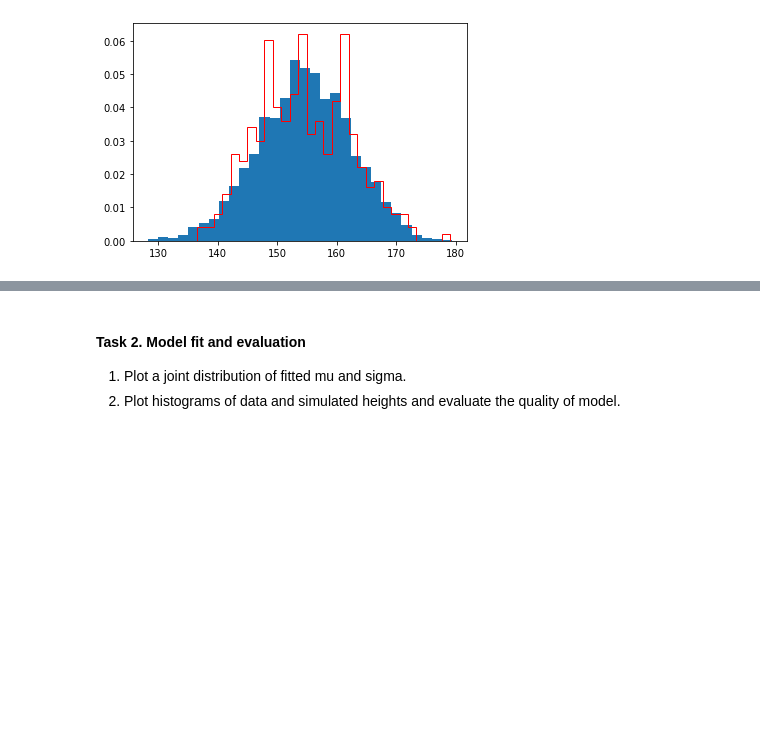
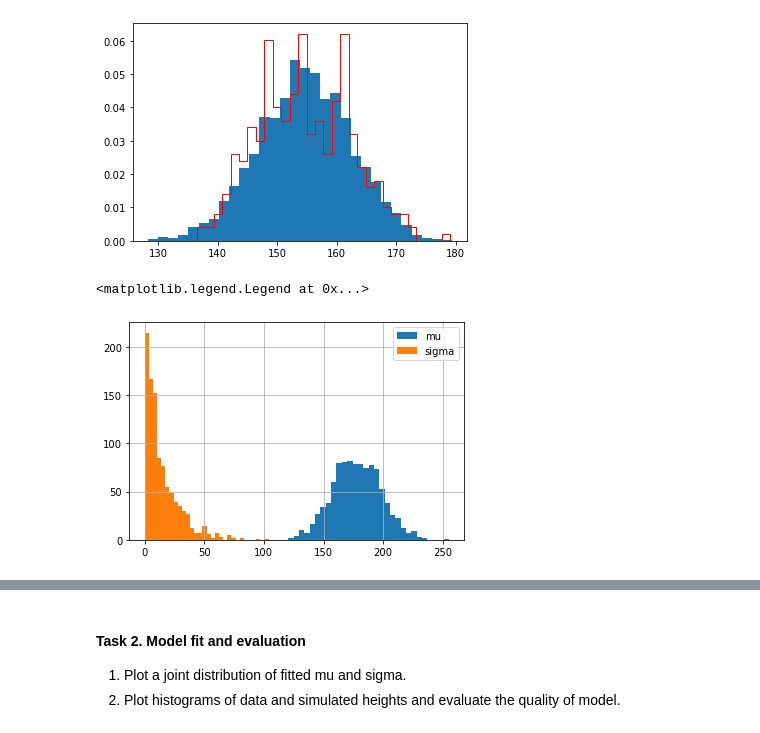
Before and after one commit to dominikwozniak/data-analytics, a Jupyter notebook: lab-4/lab_4.ipynb, the cells around one changed output, grey strips where cells are left out. Drawn from its saved outputs; the diff is of its cells as text; code cells hidden in the pictures; blank space fills up the shorter version.

```diff
--- a/lab-4/lab_4.ipynb
+++ b/lab-4/lab_4.ipynb
@@ -117,3 +117,12 @@ plt.hist(height_observed, bins=30,histtype='step',color='red',density=True)
 plt.show()
 # %% [output]
 [figure]
+# %%
+df_draws = sim.draws_pd()
+# %%
+df_draws["mu"].hist(bins=30)
+df_draws["sigma"].hist(bins=30)
+plt.legend(["mu", "sigma"])
+# %% [output]
+<matplotlib.legend.Legend at 0x...>
+[figure, added]
```
Also changed, not shown: parts of 17 cells of this notebook, 3 other files.
